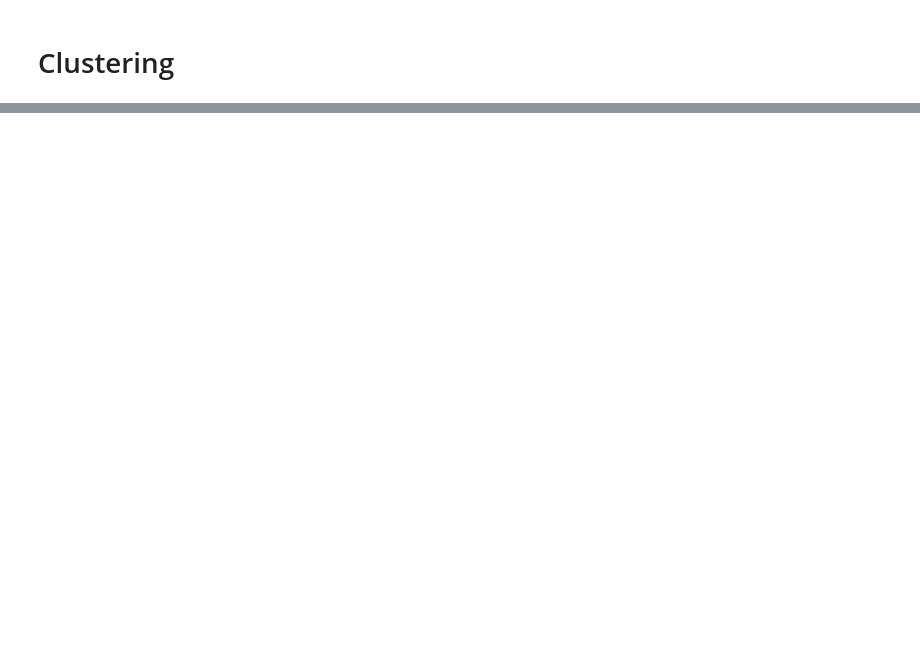
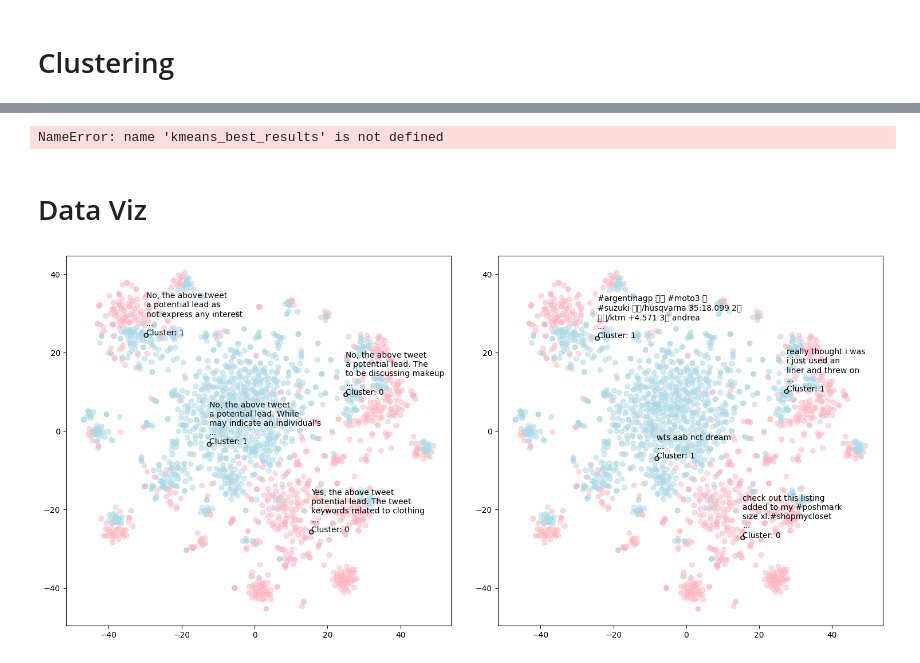
Before and after one commit to LoriTosoChef/msc-thesis-llm-clustering, a Jupyter notebook: thesis_research.ipynb, the cells around one changed output, grey strips where cells are left out. Saved outputs shown, nothing was run; the diff lists cells and outputs as text; code cells hidden in the pictures; blank space fills up the shorter version.

```diff
--- a/thesis_research.ipynb
+++ b/thesis_research.ipynb
@@ -246,0 +332,3 @@ with open(f'embeddings/1000T_embeddings_2023617.pkl', 'wb') as f:
+# %%
+df = pd.read_parquet('full_data_202375.parquet')
+df.head()
@@ -246,0 +342,6 @@ with open(f'embeddings/1000T_embeddings_2023617.pkl', 'wb') as f:
+# %%
+kmeans_best_results
+# %% [output]
+NameError: name 'kmeans_best_results' is not defined
+# %% [markdown]
+# Data Viz
@@ -246,0 +350,8 @@ with open(f'embeddings/1000T_embeddings_2023617.pkl', 'wb') as f:
+# %%
+plot_clusters_2D(df=df,
+                 model='gpt-3.5-turbo',
+                 cluster_algo='kmeans',
+                 save=False,
+                 manual=False)
+# %% [output]
+[figure, added]
```
Also changed, not shown: parts of 28 cells of this notebook.
